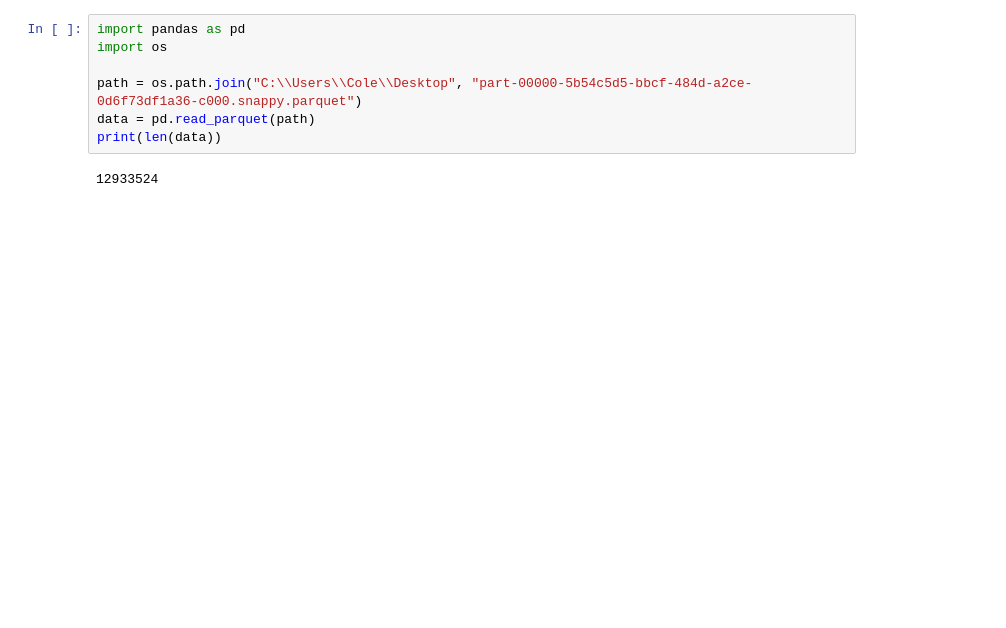
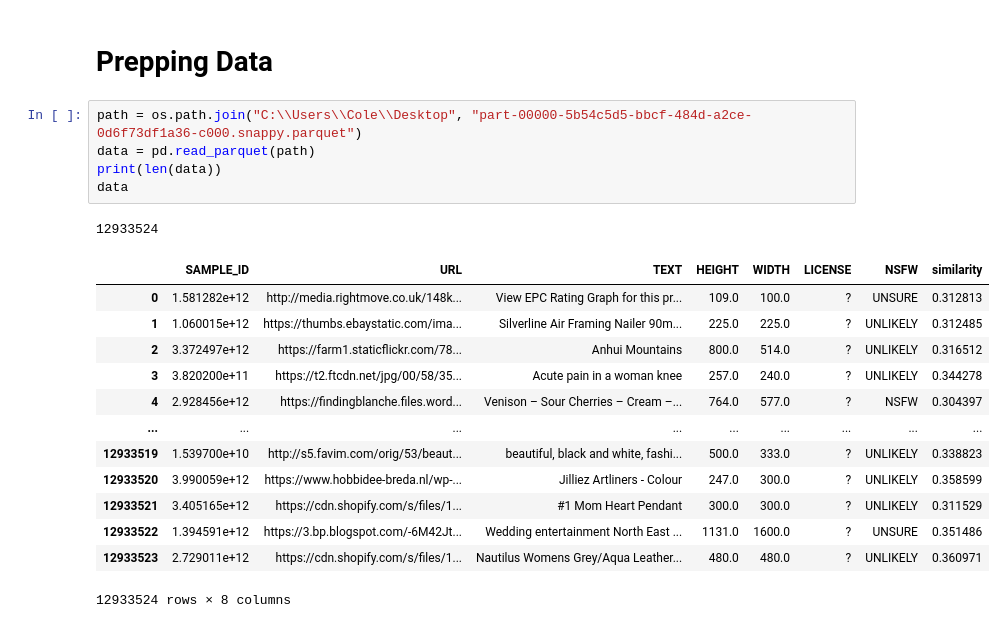
Before and after one commit to colediianni/color_word_association, a Jupyter notebook: dataset_testing.ipynb, the cells around one changed output. Cells and saved outputs as stored; diff of their text form; blank space fills up the shorter version.

```diff
--- a/dataset_testing.ipynb
+++ b/dataset_testing.ipynb
@@ -1,12 +12,25 @@
+# %% [markdown]
+# Prepping Data
 # %%
-import pandas as pd
-import os
-
 path = os.path.join("C:\\Users\\Cole\\Desktop", "part-00000-5b54c5d5-bbcf-484d-a2ce-0d6f73df1a36-c000.snappy.parquet")
 data = pd.read_parquet(path)
 print(len(data))
+data
 # %% [output]
 12933524
+|  | SAMPLE_ID | URL | TEXT | HEIGHT | WIDTH | LICENSE | NSFW | similarity |
+| 0 | 1.581282e+12 | http://media.rightmove.co.uk/148k... | View EPC Rating Graph for this pr... | 109.0 | 100.0 | ? | UNSURE | 0.312813 |
+| 1 | 1.060015e+12 | https://thumbs.ebaystatic.com/ima... | Silverline Air Framing Nailer 90m... | 225.0 | 225.0 | ? | UNLIKELY | 0.312485 |
+| 2 | 3.372497e+12 | https://farm1.staticflickr.com/78... | Anhui Mountains | 800.0 | 514.0 | ? | UNLIKELY | 0.316512 |
+| 3 | 3.820200e+11 | https://t2.ftcdn.net/jpg/00/58/35... | Acute pain in a woman knee | 257.0 | 240.0 | ? | UNLIKELY | 0.344278 |
+| 4 | 2.928456e+12 | https://findingblanche.files.word... | Venison – Sour Cherries – Cream –... | 764.0 | 577.0 | ? | NSFW | 0.304397 |
+| ... | ... | ... | ... | ... | ... | ... | ... | ... |
+| 12933519 | 1.539700e+10 | http://s5.favim.com/orig/53/beaut... | beautiful, black and white, fashi... | 500.0 | 333.0 | ? | UNLIKELY | 0.338823 |
+| 12933520 | 3.990059e+12 | https://www.hobbidee-breda.nl/wp-... | Jilliez Artliners - Colour | 247.0 | 300.0 | ? | UNLIKELY | 0.358599 |
+| 12933521 | 3.405165e+12 | https://cdn.shopify.com/s/files/1... | #1 Mom Heart Pendant | 300.0 | 300.0 | ? | UNLIKELY | 0.311529 |
+| 12933522 | 1.394591e+12 | https://3.bp.blogspot.com/-6M42Jt... | Wedding entertainment North East ... | 1131.0 | 1600.0 | ? | UNSURE | 0.351486 |
+| 12933523 | 2.729011e+12 | https://cdn.shopify.com/s/files/1... | Nautilus Womens Grey/Aqua Leather... | 480.0 | 480.0 | ? | UNLIKELY | 0.360971 |
+12933524 rows × 8 columns
 # %%
 # for url in data["URL"][:10]:
 #     print(url)
```
Also changed, not shown: parts of 9 cells of this notebook, 3 other files.
